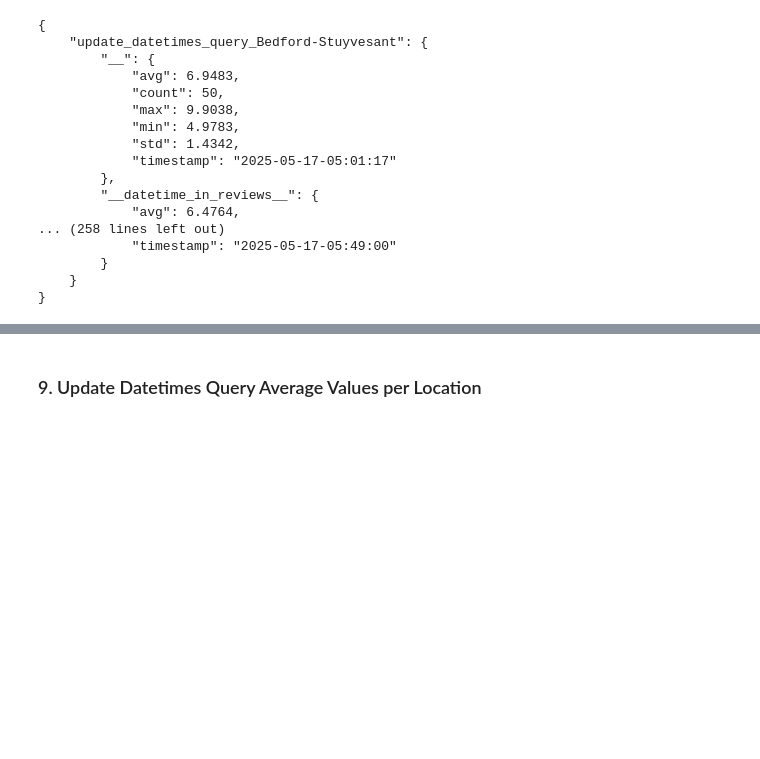
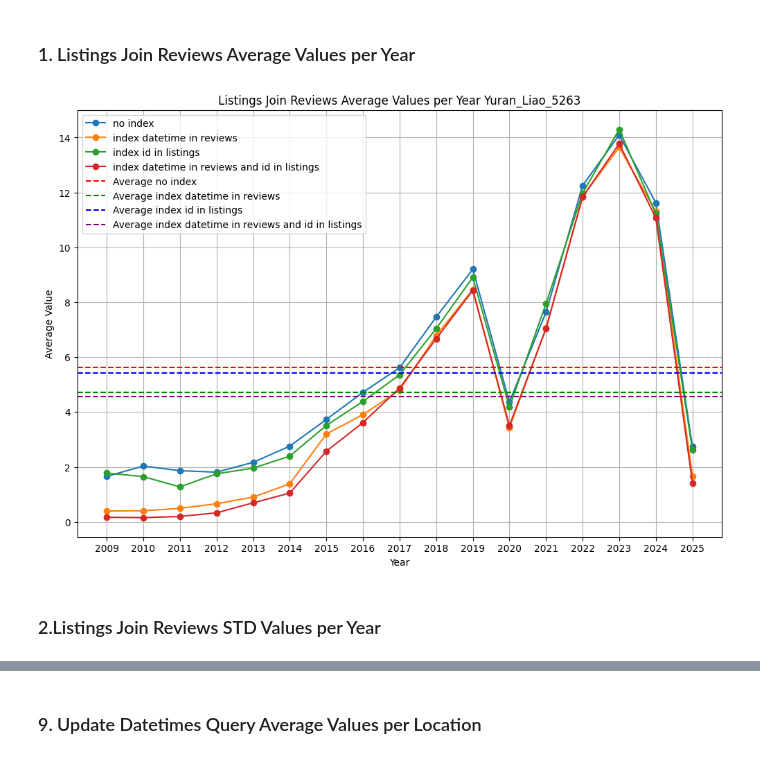
Before and after one commit to Cordieriteee/airbnb_performance_testing, a Jupyter notebook: problem 4.ipynb, the cells around one changed output, grey strips where cells are left out. Cells and saved outputs as stored; diff of their text form; code cells hidden in the pictures; blank space fills up the shorter version.

```diff
--- a/problem 4.ipynb
+++ b/problem 4.ipynb
@@ -38,28 +30,5 @@ load_dotenv()
 firstname = os.environ['firstname']
 lastname = os.environ['lastname']
 l4ID = os.environ['l4ID']
-# %%
-# Load JSON data from the file
-with open("update_datetimes_query.json", 'r') as file:
-    data = json.load(file)
-
-# Printing the loaded file
-print(json.dumps(data, indent=4, sort_keys=True))
-# %% [output]
-{
-    "update_datetimes_query_Bedford-Stuyvesant": {
-        "__": {
-            "avg": 6.9483,
-            "count": 50,
-            "max": 9.9038,
-            "min": 4.9783,
-            "std": 1.4342,
-            "timestamp": "2025-05-17-05:01:17"
-        },
-        "__datetime_in_reviews__": {
-            "avg": 6.4764,
-... (258 lines left out)
-            "timestamp": "2025-05-17-05:49:00"
-        }
-    }
-}
+# %% [markdown]
+### 1. Listings Join Reviews Average Values per Year
@@ -65,0 +40,46 @@ print(json.dumps(data, indent=4, sort_keys=True))
+# %%
+records1 = []
+year_list = []
+
+# create a list of all the keys in the JSON file
+key_labels = {
+    "__": "no index",
+    "__datetime_in_reviews__": "index datetime in reviews",
+      "__id_in_listings__": "index id in listings",
+      "__datetime_in_reviews__id_in_listings__": "index datetime in reviews and id in listings"
+}
+
+for year_key, combos in data1.items():
+    # year_key ex："listing_join_reviews_2009"
+    year = year_key.replace("listing_join_reviews_", "")
+    year_list.append(year)
+    row = {"year": year}
+    for combo_tag, stats in combos.items():
+        row[combo_tag] = stats.get("avg", None)
+    records1.append(row)
+
+# construct DataFrame
+df_avg1 = pd.DataFrame.from_records(records1)
+df_avg1 = df_avg1.rename(columns=key_labels)
+df_avg1 = df_avg1.set_index("year")
+df_avg1 = df_avg1.astype(float)
+# %%
+plt.figure(figsize=(12, 8))
+for label in key_labels.values():
+    plt.plot(df_avg1.index, df_avg1[label], marker='o', label=label)
+
+colors = ['red', 'green', 'blue', 'purple']
+for idx, label in enumerate(key_labels.values()):
+    avg_value = df_avg1[label].mean()
+    plt.axhline(y=avg_value, linestyle='--', color=colors[idx], label=f'Average {label}')
+
+plt.title(f'Listings Join Reviews Average Values per Year {firstname}_{lastname}_{l4ID}')
+plt.xlabel('Year')
+plt.ylabel('Average Value')
+plt.legend()
+plt.grid(True)
+plt.show()
+# %% [output]
+[figure, added]
+# %% [markdown]
+### 2.Listings Join Reviews STD Values per Year
```
Also changed, not shown: parts of 25 cells of this notebook, 3 other files.
